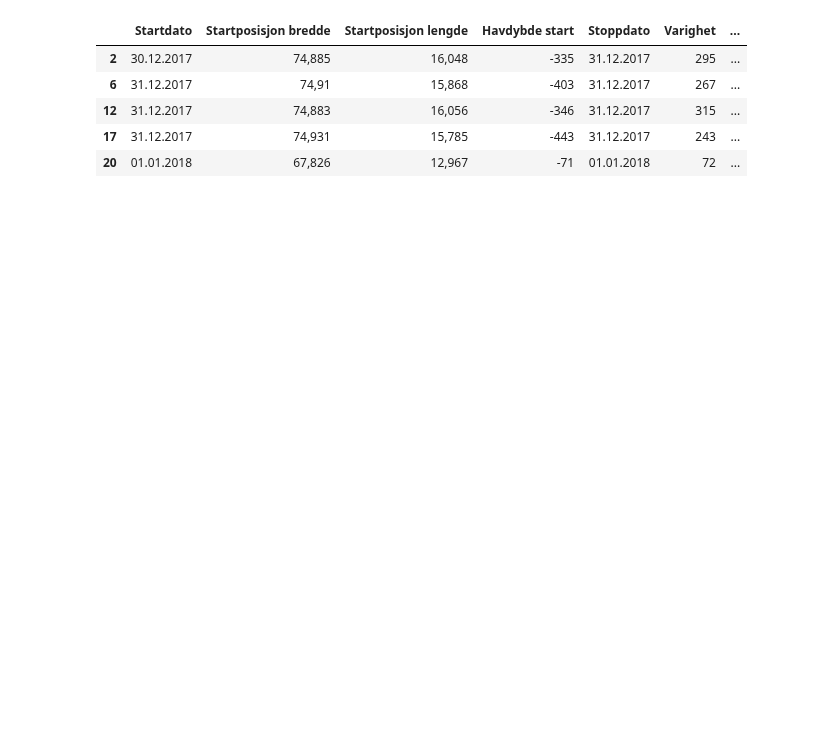
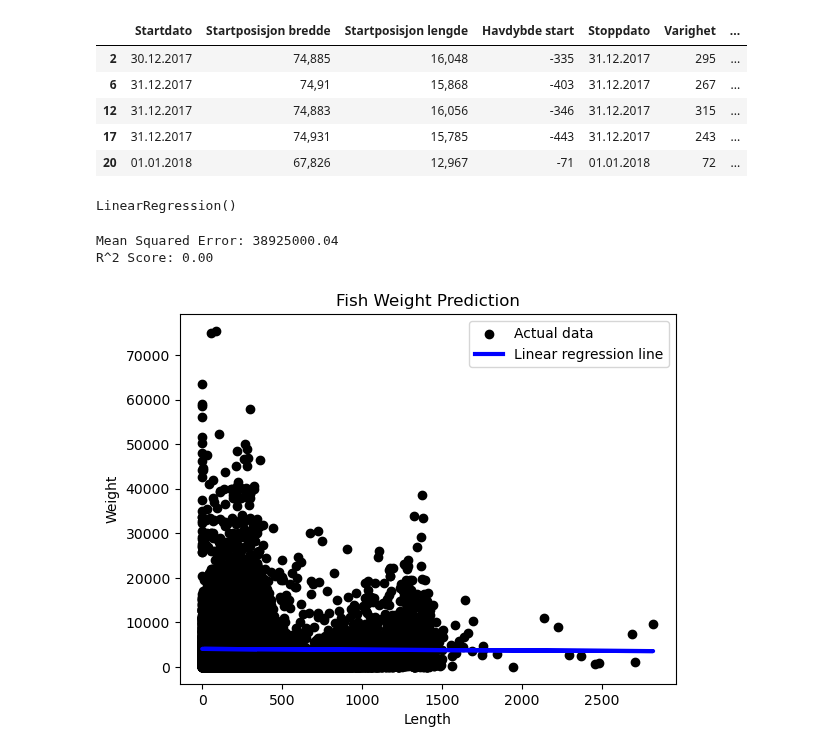
Before and after one commit to GeorgRis/Innlevering_INFO282, a Jupyter notebook: supervised_1.ipynb, the cells around one changed output. Cells and saved outputs as stored; diff of their text form; code cells hidden in the pictures; blank space fills up the shorter version.

```diff
--- a/supervised_1.ipynb
+++ b/supervised_1.ipynb
@@ -12,3 +30,50 @@ df.head()
 | 12 | 31.12.2017 | 74,883 | 16,056 | -346 | 31.12.2017 | 315 | ... |
 | 17 | 31.12.2017 | 74,931 | 15,785 | -443 | 31.12.2017 | 243 | ... |
 | 20 | 01.01.2018 | 67,826 | 12,967 | -71 | 01.01.2018 | 72 | ... |
+# %%
+# Import necessary libraries
+from sklearn.model_selection import train_test_split
+import pandas as pd
+from sklearn.model_selection import train_test_split
+from sklearn.linear_model import LinearRegression
+from sklearn.metrics import mean_squared_error, r2_score
+import matplotlib.pyplot as plt
+
+feature_cols =['Varighet']
+#Linear regressiona
+X = df[feature_cols]  # Predictor variable(s)
+y = df['Rundvekt']  # Response variable
+
+# Splitting dataset into training and testing set
+X_train, X_test, y_train, y_test = train_test_split(X, y, test_size=0.2, random_state=42)
+
+# Creating linear regression model
+model = LinearRegression()
+
+# Training the model
+model.fit(X_train, y_train)
+# %% [output]
+LinearRegression()
+# %%
+# Making predictions
+y_pred = model.predict(X_test)
+
+# Evaluating the model
+mse = mean_squared_error(y_test, y_pred)
+r2 = r2_score(y_test, y_pred)
+
+print(f'Mean Squared Error: {mse:.2f}')
+print(f'R^2 Score: {r2:.2f}')
+
+# Plotting the results
+plt.scatter(X_test, y_test, color='black', label='Actual data')
+plt.plot(X_test, y_pred, color='blue', linewidth=3, label='Linear regression line')
+plt.xlabel('Length')
+plt.ylabel('Weight')
+plt.title('Fish Weight Prediction')
+plt.legend()
+plt.show()
+# %% [output]
+Mean Squared Error: 38925000.04
+R^2 Score: 0.00
+[figure, added]
```
Also changed, not shown: parts of 1 cell of this notebook, 1 other file.
